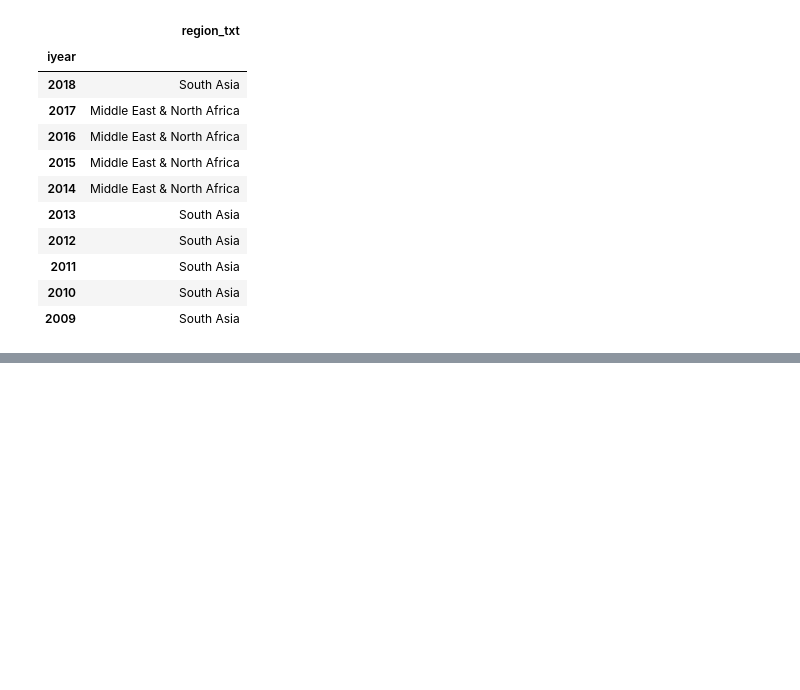
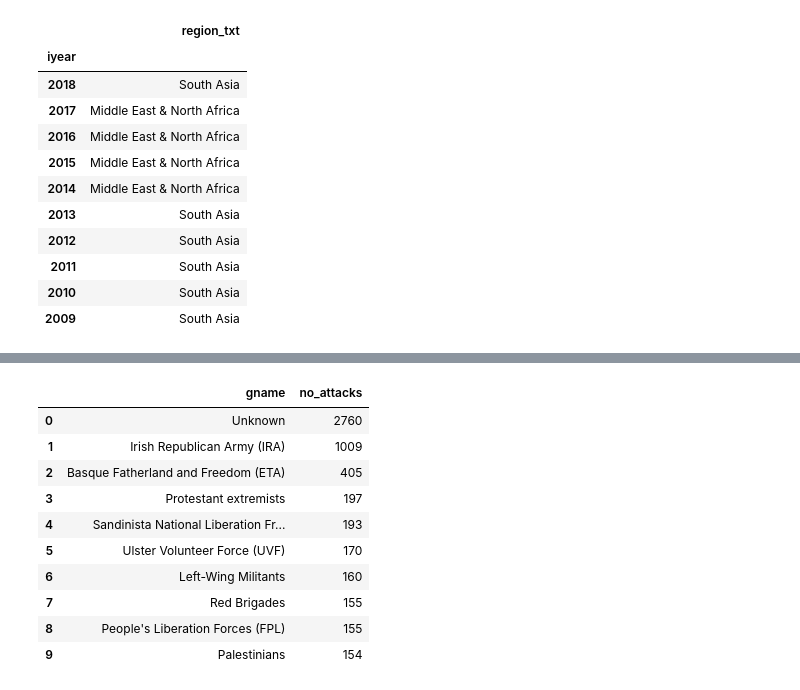
Before and after one commit to ducoquelicot/old_vrtnwsdata, a Jupyter notebook: terrorism/analyse.ipynb, the cells around one changed output, grey strips where cells are left out. Saved outputs shown, nothing was run; the diff lists cells and outputs as text; code cells hidden in the pictures; blank space fills up the shorter version.

```diff
--- a/terrorism/analyse.ipynb
+++ b/terrorism/analyse.ipynb
@@ -294,0 +295,6 @@ recent_attacks.groupby('iyear')['region_txt'].agg(pd.Series.mode).to_frame().sor
+# %%
+seventies = [1970, 1971, 1972, 1973, 1974, 1975, 1976, 1977, 1978, 1979]
+eighties = [1980, 1981, 1982, 1983, 1984, 1985, 1986, 1987, 1988, 1989]
+nineties = [1990, 1991, 1992, 1993, 1994, 1995, 1996, 1997, 1998, 1999]
+zeroes = [2000, 2001, 2002, 2003, 2004, 2005, 2006, 2007, 2008, 2009]
+tens = [2010, 2011, 2012, 2013, 2014, 2015, 2016, 2017, 2018]
@@ -294,0 +374,14 @@ recent_attacks.groupby('iyear')['region_txt'].agg(pd.Series.mode).to_frame().sor
+# %%
+terrorism[(terrorism.iyear.isin(seventies)) & (terrorism.guncertain1 == 0)].gname.value_counts().rename_axis('gname').reset_index(name='no_attacks').sort_values('no_attacks', ascending=False).head(10)
+# %% [output]
+|  | gname | no_attacks |
+| 0 | Unknown | 2760 |
+| 1 | Irish Republican Army (IRA) | 1009 |
+| 2 | Basque Fatherland and Freedom (ETA) | 405 |
+| 3 | Protestant extremists | 197 |
+| 4 | Sandinista National Liberation Fr... | 193 |
+| 5 | Ulster Volunteer Force (UVF) | 170 |
+| 6 | Left-Wing Militants | 160 |
+| 7 | Red Brigades | 155 |
+| 8 | People's Liberation Forces (FPL) | 155 |
+| 9 | Palestinians | 154 |
```
Also changed, not shown: parts of 33 cells of this notebook, 1 other file.
